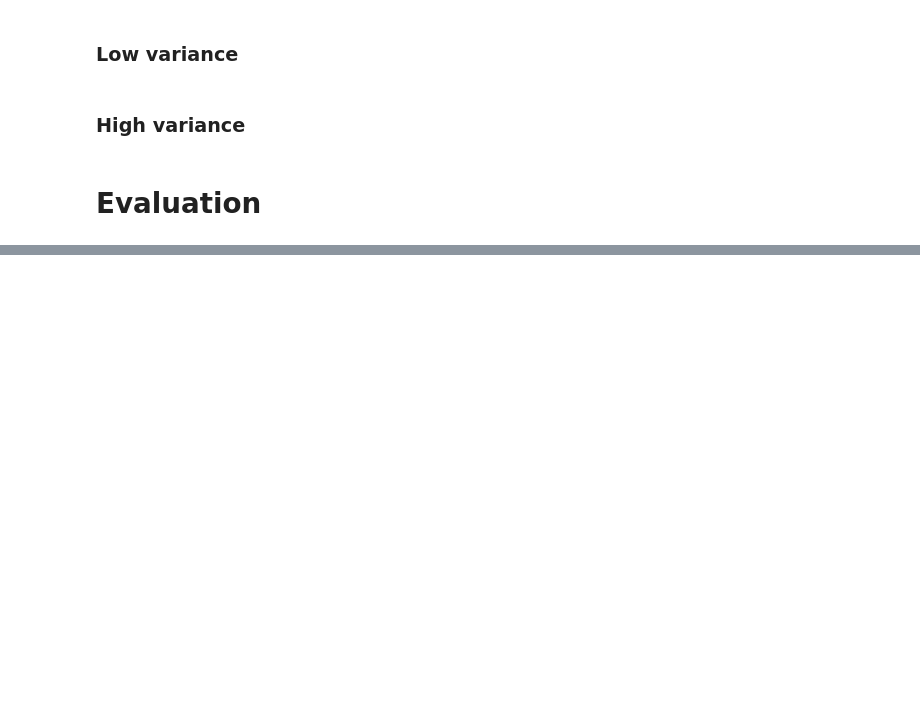
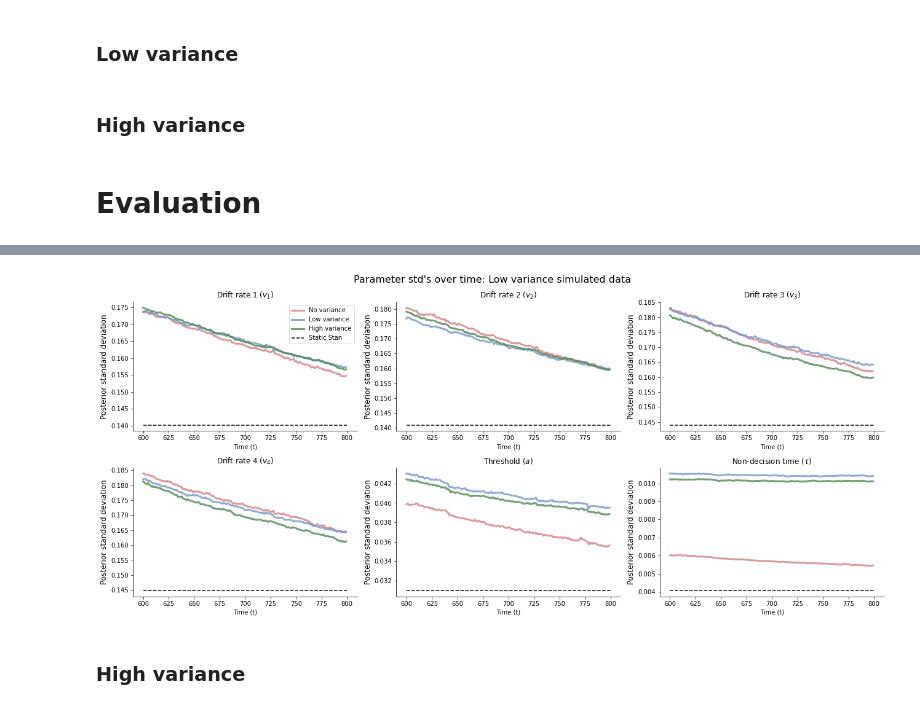
Before and after one commit to LuSchumacher/dynamic_models, a Jupyter notebook: notebooks/truly_dynamic_modeling.ipynb, the cells around one changed output, grey strips where cells are left out. Cells and saved outputs as stored; diff of their text form; code cells hidden in the pictures; blank space fills up the shorter version.

```diff
--- a/notebooks/truly_dynamic_modeling.ipynb
+++ b/notebooks/truly_dynamic_modeling.ipynb
@@ -463,0 +534,14 @@ network.save_weights('checkpoints/lowVar_800')
+# %%
+# load simulated data and stan fits
+sim = pd.read_pickle('./sim_800_lowVar.pkl')
+rt = sim['rt']
+context = to_categorical(sim['context'])
+sim_data = np.concatenate((rt[:, :, np.newaxis], context), axis=-1)
+true_theta_d = sim['theta_d']
+stan_post_samples = sim['stan_post_samples']
+# %%
+plot_post_sd(stan_post_samples, sim_data, 200, 1)
+# %% [output]
+[figure, added]
+# %% [markdown]
+### High variance
```
Also changed, not shown: parts of 21 cells of this notebook, 3 other files.
